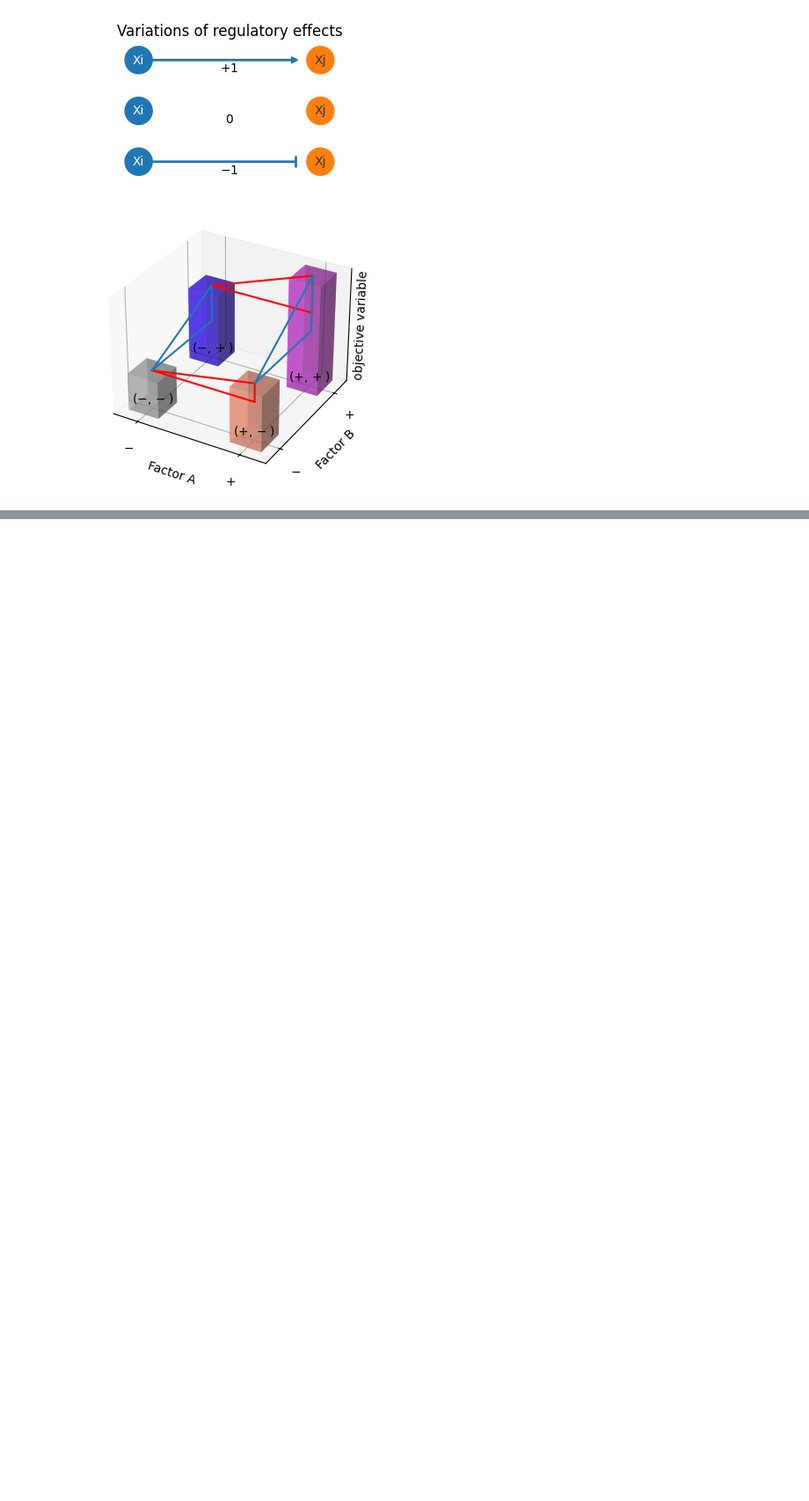
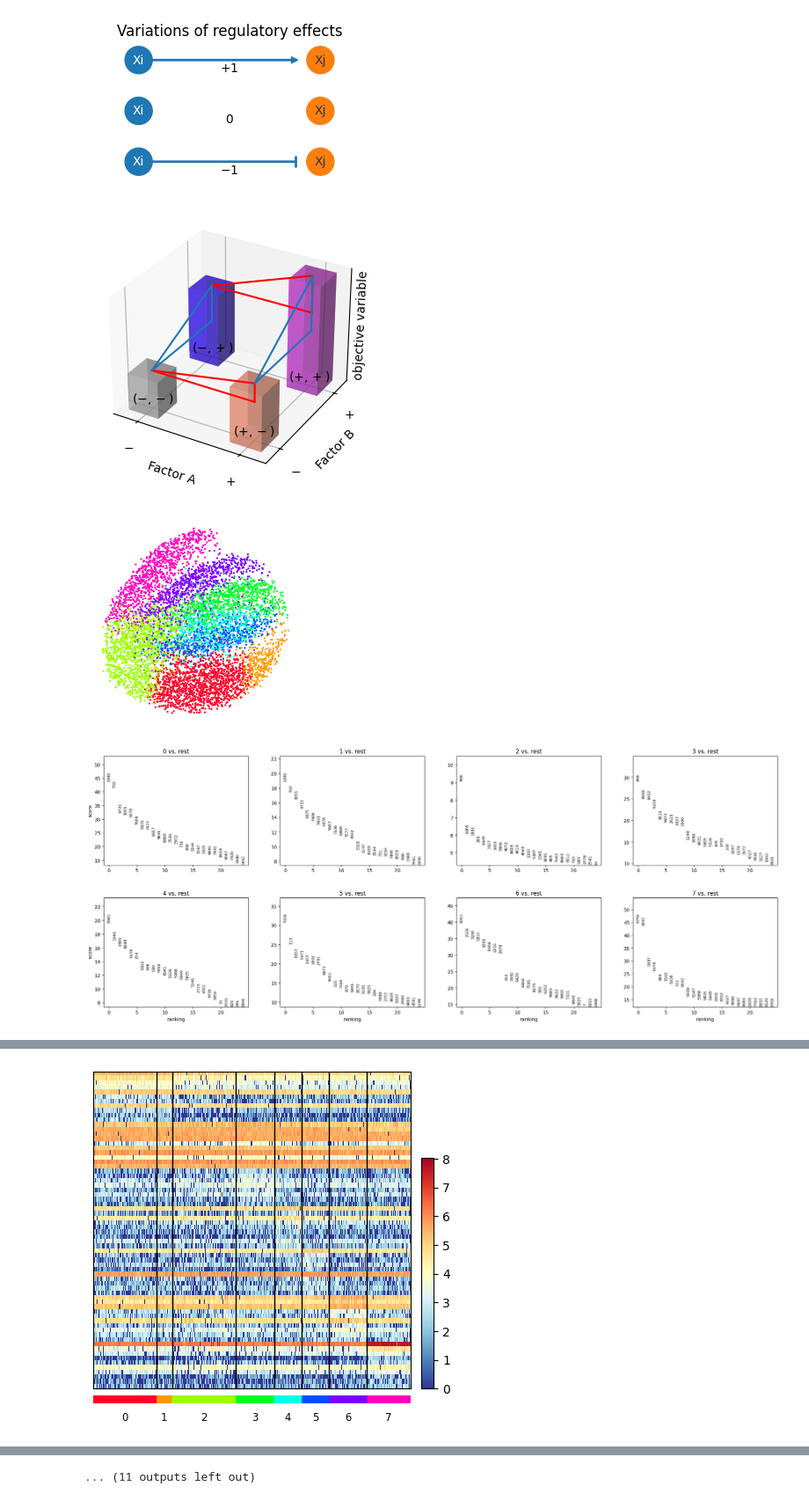
Before and after one commit to yo-aka-gene/WhyDOE, a Jupyter notebook: jupyternb/other.ipynb, the cells around one changed output, grey strips where cells are left out. Shown at 88% size. Cells and saved outputs as stored; diff of their text form; code cells hidden in the pictures; blank space fills up the shorter version.

```diff
--- a/jupyternb/other.ipynb
+++ b/jupyternb/other.ipynb
@@ -615,0 +661,77 @@ fig.savefig(f"/home/jovyan/out/multicomp_vs_anova.pdf", **kwarg_savefig)
+# %%
+np.random.seed(0)
+
+seeds = np.random.randint(0, 2 ** 31 - 1, 5)
+
+for i, seed in tqdm(enumerate(seeds), total=seeds.size, desc="generating toy data"):
+
+    np.random.seed(seed)
+    s = np.random.randint(0, 2 ** 32 - 1, 5)
+
+    np.random.seed(s[0])
+    n_cells = np.random.randint(2000, 8000)
+
+    np.random.seed(s[1])
+    n_clusters = np.random.randint(4, 10)
+
+    np.random.seed(s[2])
+    de_prob = np.random.uniform(0.01, 0.07)
+
+    np.random.seed(s[3])
+    dropout_mid = np.random.uniform(0.2, 0.5)
+
+    np.random.seed(s[4])
+    adata = generate_clusters(
+        n_genes=10000, n_cells=n_cells,
+        group_prob=np.abs(np.random.randn(n_clusters)),
+        de_prob=de_prob, dropout_mid=dropout_mid,
+        random_state=seed
+    )
+
+    sc.pp.normalize_total(adata, target_sum=1e5)
+    sc.pp.log1p(adata)
+    sc.pp.pca(adata)
+    sc.pp.neighbors(adata)
+    sc.tl.umap(adata)
+
+    sc.tl.leiden(adata, resolution=1, flavor="igraph", n_iterations=2)
+
+    fig, ax = plt.subplots(figsize=(3, 3))
+
+    ax = sc.pl.umap(
+        adata, color="leiden", frameon=False,
+        ax=ax,
+        size=10,
+        palette="gist_rainbow",
+        show=False
+    )
+
+    ax.get_legend().remove()
+    ax.set(title="")
+
+    for collection in ax.collections:
+        collection.set_rasterized(True)
+
+    fig.savefig(f"/home/jovyan/out/scrna-seq_scatter_{i}.pdf", **kwarg_savefig)
+
+    sc.tl.rank_genes_groups(adata, "leiden", method='wilcoxon')
+    sc.pl.rank_genes_groups(adata, n_genes=25, sharey=False)
+
+    heatmap = sc.pl.heatmap(
+        adata, top_degs(adata, 10), groupby="leiden", swap_axes=True, cmap="RdYlBu_r",
+        show=False, figsize=(5, 5)
+    )
+
+    heatmap['groupby_ax'].set(xlabel="")
+
+    heatmap = sc.pl.heatmap(
+        adata, top_degs(adata, 10), groupby="leiden", swap_axes=True, cmap="RdYlBu_r",
+        show=False, figsize=(5, 5), rasterized=True
+    )
+
+    heatmap['groupby_ax'].set(xlabel="")
+
+    plt.savefig(f"/home/jovyan/out/scrna-seq_heatmap_{i}.pdf", **kwarg_savefig)
+# %% [output]
+[figure, added]
+[figure, added]
@@ -615,0 +740 @@ fig.savefig(f"/home/jovyan/out/multicomp_vs_anova.pdf", **kwarg_savefig)
+[figure, added]
@@ -615,0 +750 @@ fig.savefig(f"/home/jovyan/out/multicomp_vs_anova.pdf", **kwarg_savefig)
+... (11 outputs left out)
```
Also changed, not shown: parts of 4 cells of this notebook, 10 other files.
